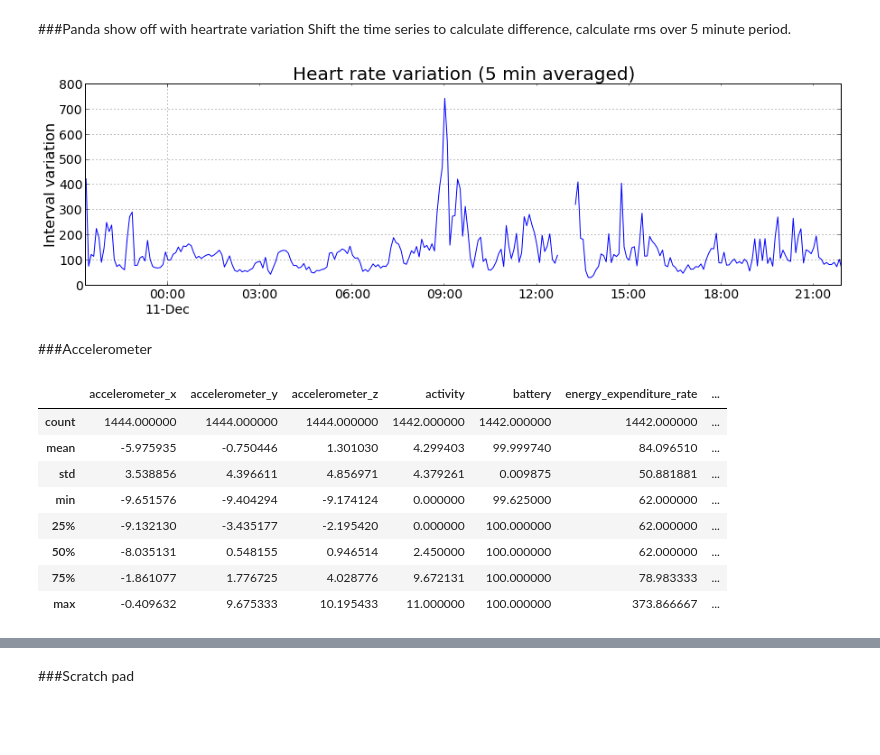
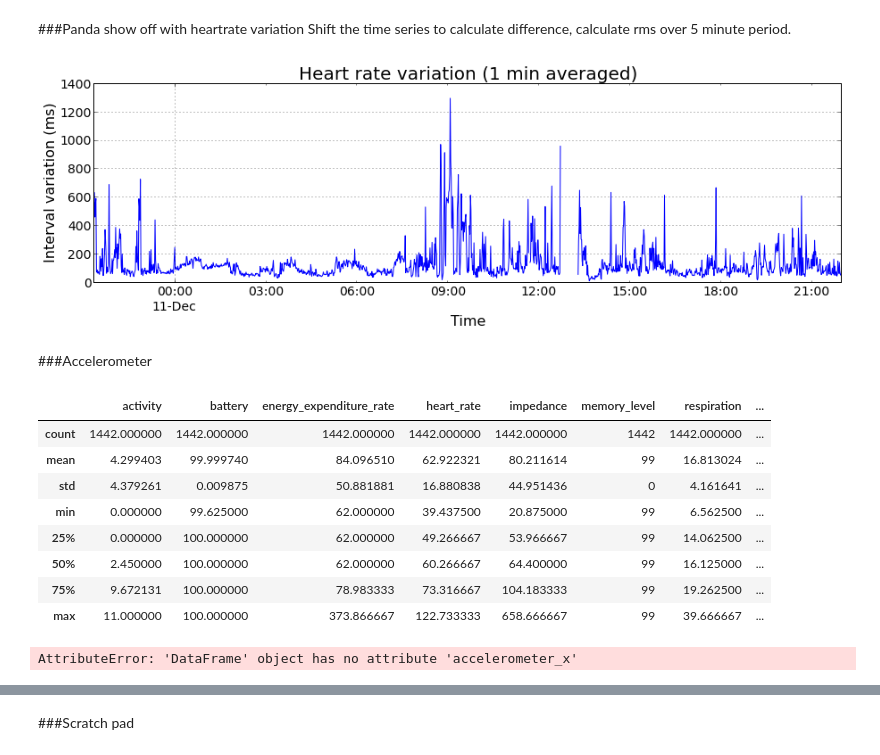
Before and after one commit to pimnijdam/journal, a Jupyter notebook: ecg and pandas.ipynb, the cells around one changed output, grey strips where cells are left out. Cells and saved outputs as stored; diff of their text form; code cells hidden in the pictures; blank space fills up the shorter version.

```diff
--- a/ecg and pandas.ipynb
+++ b/ecg and pandas.ipynb
@@ -28,4 +28,4 @@ Populating the interactive namespace from numpy and matplotlib
 ###Import rr_interval into panda
 # %%
 kangaReader = reader.Reader(gzip.open('kanga.json.gz'))
-%time data = kangaReader.pandas(excludeSensors=["ecg (burst-mode)"])
+data = kangaReader.pandas(includeBurst=False)
@@ -95,10 +111,10 @@ xlabel("rr interval"); ylabel("subsequent rr interval"); title("Pointcare plot o
 Shift the time series to calculate difference, calculate rms over 5 minute period.
 # %%
 figure(figsize=(15,4))
-sqrt(((rr - rr.shift())**2)).resample("5min").plot()
-ylabel("Interval variation"); title("Heart rate variation (5 min averaged)");
+sqrt(((rr - rr.shift())**2)).resample("1min").plot()
+ylabel("Interval variation (ms)"); xlabel('Time'); title("Heart rate variation (1 min averaged)");
 # %% [output]
-[figure, old version]
+[figure, new version]
 # %% [markdown]
 ###Accelerometer
 # %%
@@ -106,17 +122,19 @@ mydata=data.resample("1min");
 # %%
 mydata.describe()
 # %% [output]
-|  | accelerometer_x | accelerometer_y | accelerometer_z | activity | battery | energy_expenditure_rate | ... |
-| count | 1444.000000 | 1444.000000 | 1444.000000 | 1442.000000 | 1442.000000 | 1442.000000 | ... |
-| mean | -5.975935 | -0.750446 | 1.301030 | 4.299403 | 99.999740 | 84.096510 | ... |
-| std | 3.538856 | 4.396611 | 4.856971 | 4.379261 | 0.009875 | 50.881881 | ... |
-| min | -9.651576 | -9.404294 | -9.174124 | 0.000000 | 99.625000 | 62.000000 | ... |
-| 25% | -9.132130 | -3.435177 | -2.195420 | 0.000000 | 100.000000 | 62.000000 | ... |
-| 50% | -8.035131 | 0.548155 | 0.946514 | 2.450000 | 100.000000 | 62.000000 | ... |
-| 75% | -1.861077 | 1.776725 | 4.028776 | 9.672131 | 100.000000 | 78.983333 | ... |
-| max | -0.409632 | 9.675333 | 10.195433 | 11.000000 | 100.000000 | 373.866667 | ... |
+|  | activity | battery | energy_expenditure_rate | heart_rate | impedance | memory_level | respiration | ... |
+| count | 1442.000000 | 1442.000000 | 1442.000000 | 1442.000000 | 1442.000000 | 1442 | 1442.000000 | ... |
+| mean | 4.299403 | 99.999740 | 84.096510 | 62.922321 | 80.211614 | 99 | 16.813024 | ... |
+| std | 4.379261 | 0.009875 | 50.881881 | 16.880838 | 44.951436 | 0 | 4.161641 | ... |
+| min | 0.000000 | 99.625000 | 62.000000 | 39.437500 | 20.875000 | 99 | 6.562500 | ... |
+| 25% | 0.000000 | 100.000000 | 62.000000 | 49.266667 | 53.966667 | 99 | 14.062500 | ... |
+| 50% | 2.450000 | 100.000000 | 62.000000 | 60.266667 | 64.400000 | 99 | 16.125000 | ... |
+| 75% | 9.672131 | 100.000000 | 78.983333 | 73.316667 | 104.183333 | 99 | 19.262500 | ... |
+| max | 11.000000 | 100.000000 | 373.866667 | 122.733333 | 658.666667 | 99 | 39.666667 | ... |
 # %%
 mydata["magnitude"] = sqrt(mydata.accelerometer_x**2 + mydata.accelerometer_y**2 + mydata.accelerometer_z**2);
+# %% [output]
+AttributeError: 'DataFrame' object has no attribute 'accelerometer_x'
 # %%
 def upright(x):
     G=9.8
```
Also changed, not shown: parts of 8 cells of this notebook.
